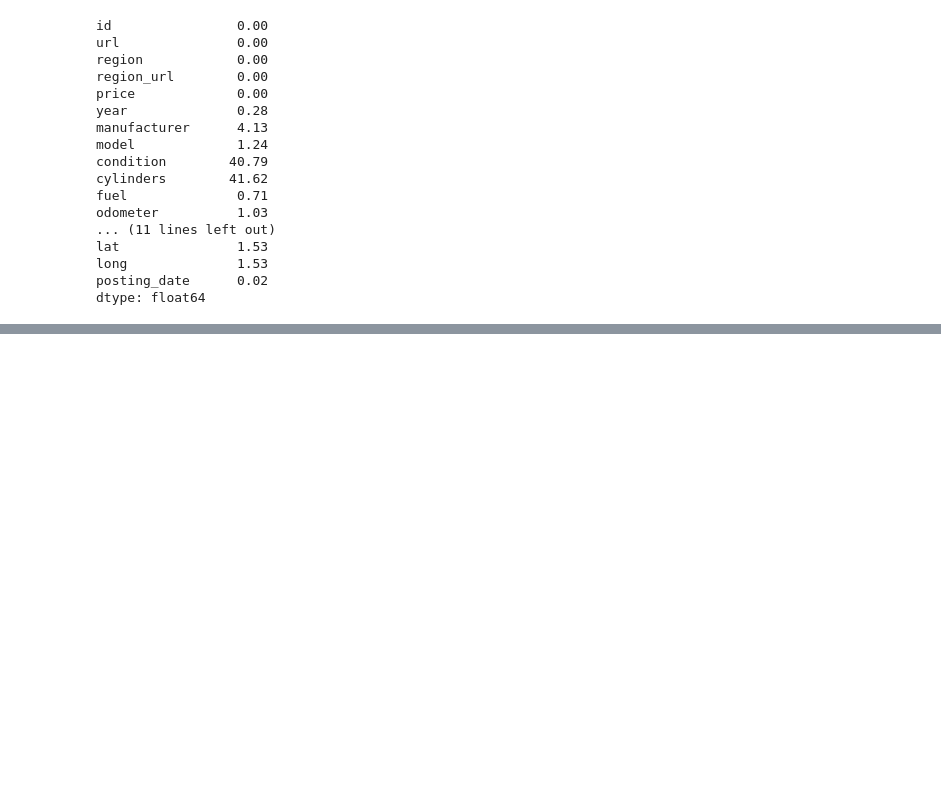
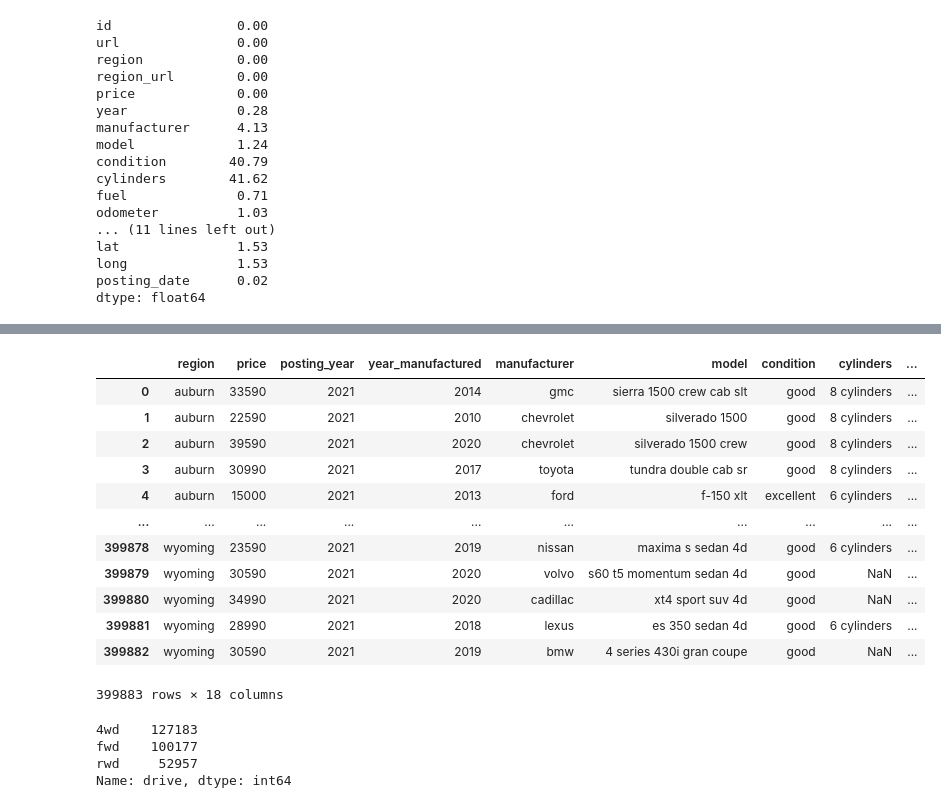
Before and after one commit to eric8395/vehicle_pricing, a Jupyter notebook: Cleaning_with_EDA.ipynb, the cells around one changed output, grey strips where cells are left out. Cells and saved outputs as stored; diff of their text form; code cells hidden in the pictures; blank space fills up the shorter version.

```diff
--- a/Cleaning_with_EDA.ipynb
+++ b/Cleaning_with_EDA.ipynb
@@ -85,0 +103,13 @@ vehicles_df.tail()
+# %%
+# extract year from posting_date and append posting_year
+vehicles_df['posting_year'] = vehicles_df['posting_date'].astype(str).str[0:4]
+
+# drop posting date column
+vehicles_df = vehicles_df.drop(columns = 'posting_date')
+
+# reorder columns
+vehicles_df = vehicles_df[['region', 'price', 'posting_year', 'year_manufactured', 'manufacturer','model',
+                           'condition', 'cylinders', 'fuel', 'miles', 'title_status', 'transmission',
+                           'drive', 'size', 'type', 'paint_color', 'description', 'state']]
+
+vehicles_df.head(3)
@@ -85,0 +123,6 @@ vehicles_df.tail()
+# %%
+# drop missing year_manufactured
+vehicles_df = vehicles_df.dropna(subset = 'year_manufactured')
+
+# convert to int type
+vehicles_df['year_manufactured'] = vehicles_df['year_manufactured'].astype(int)
@@ -85,0 +194,4 @@ vehicles_df.tail()
+# %%
+# get all rows where unique models appear more than 10 times
+vc = vehicles_df['model'].value_counts() > 10
+vc[vc]
@@ -85,0 +211,25 @@ vehicles_df.tail()
+# %%
+# filter dataframe for unique models appearing more than 10 times
+vehicles_df = vehicles_df.loc[vehicles_df['model'].isin(vc.index)].reset_index(drop = True)
+vehicles_df
+# %% [output]
+|  | region | price | posting_year | year_manufactured | manufacturer | model | condition | cylinders | ... |
+| 0 | auburn | 33590 | 2021 | 2014 | gmc | sierra 1500 crew cab slt | good | 8 cylinders | ... |
+| 1 | auburn | 22590 | 2021 | 2010 | chevrolet | silverado 1500 | good | 8 cylinders | ... |
+| 2 | auburn | 39590 | 2021 | 2020 | chevrolet | silverado 1500 crew | good | 8 cylinders | ... |
+| 3 | auburn | 30990 | 2021 | 2017 | toyota | tundra double cab sr | good | 8 cylinders | ... |
+| 4 | auburn | 15000 | 2021 | 2013 | ford | f-150 xlt | excellent | 6 cylinders | ... |
+| ... | ... | ... | ... | ... | ... | ... | ... | ... | ... |
+| 399878 | wyoming | 23590 | 2021 | 2019 | nissan | maxima s sedan 4d | good | 6 cylinders | ... |
+| 399879 | wyoming | 30590 | 2021 | 2020 | volvo | s60 t5 momentum sedan 4d | good | NaN | ... |
+| 399880 | wyoming | 34990 | 2021 | 2020 | cadillac | xt4 sport suv 4d | good | NaN | ... |
+| 399881 | wyoming | 28990 | 2021 | 2018 | lexus | es 350 sedan 4d | good | 6 cylinders | ... |
+| 399882 | wyoming | 30590 | 2021 | 2019 | bmw | 4 series 430i gran coupe | good | NaN | ... |
+399883 rows × 18 columns
+# %%
+vehicles_df['drive'].value_counts()
+# %% [output]
+4wd    127183
+fwd    100177
+rwd     52957
+Name: drive, dtype: int64
```
Also changed, not shown: parts of 18 cells of this notebook.
